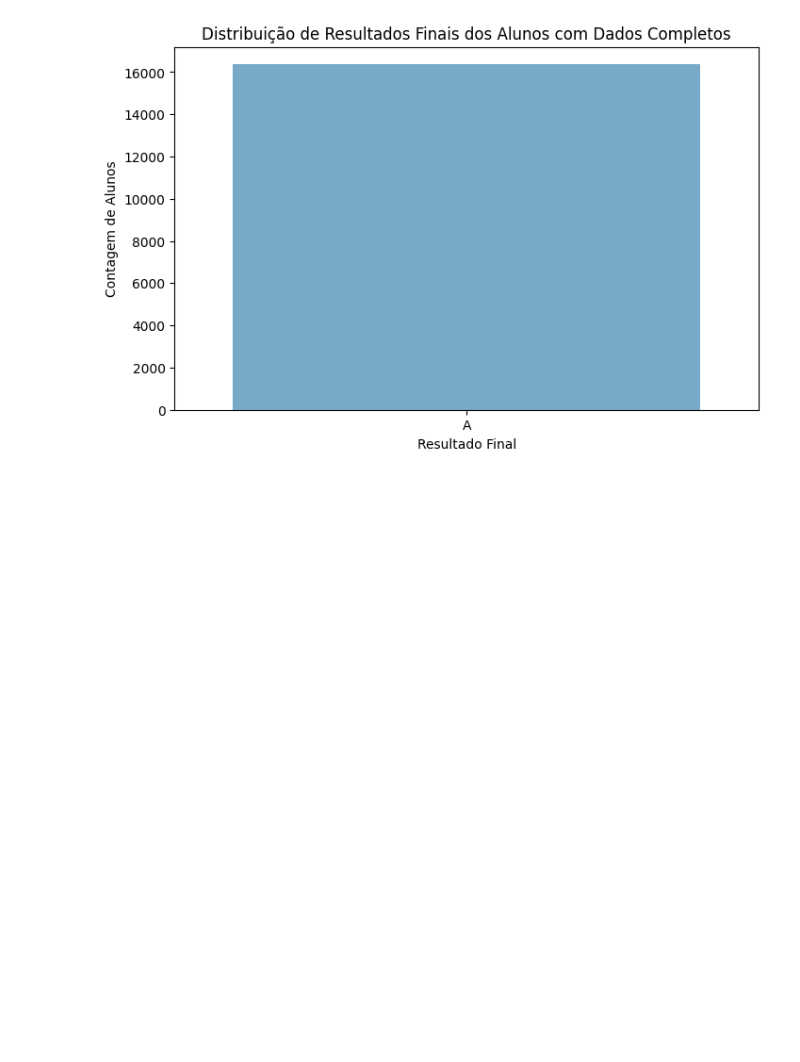
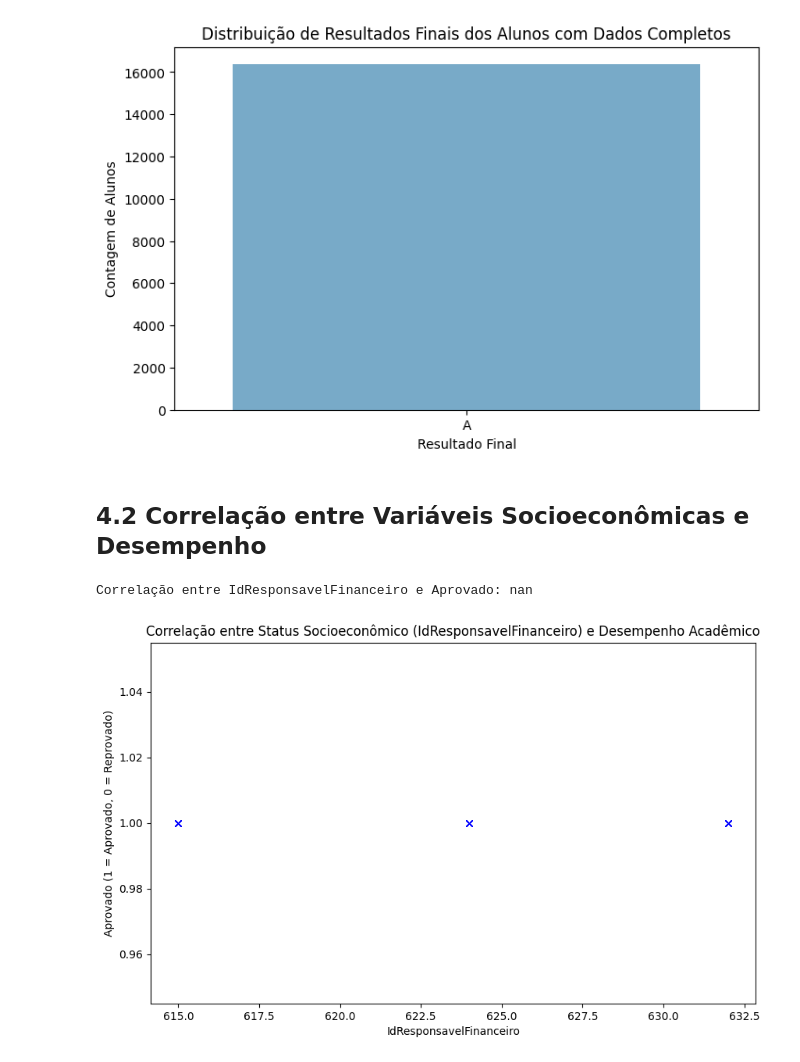
Before and after one commit to camimq/datathonFiap, a Jupyter notebook: main_analysis.ipynb, the cells around one changed output. Drawn from its saved outputs; the diff is of its cells as text; code cells hidden in the pictures; blank space fills up the shorter version.

Commit message:
inclui gráficos de apoio para o relatório final

```diff
--- a/main_analysis.ipynb
+++ b/main_analysis.ipynb
@@ -554,3 +554,32 @@ Passing `palette` without assigning `hue` is deprecated and will be removed in v
 
   sns.countplot(x='ResultadoFinal_x', data=df_filtered, palette='Blues')
 [figure]
+# %% [markdown]
+## 4.2 Correlação entre Variáveis Socioeconômicas e Desempenho
+# %%
+# Filtrar os dados para incluir registros com dados completos para ResultadoFinal_x e IdResponsavelFinanceiro
+df_filtered_socio = df_filtered.dropna(subset=['IdResponsavelFinanceiro'])
+
+# Converter a coluna de resultado final para uma variável binária (Aprovado = 1, Reprovado = 0)
+df_filtered_socio['Aprovado'] = df_filtered_socio['ResultadoFinal_x'].apply(lambda x: 1 if x == 'A' else 0)
+
+# Calcular a correlação entre IdResponsavelFinanceiro e o resultado acadêmico (Aprovado)
+correlacao_socio_desempenho = df_filtered_socio['IdResponsavelFinanceiro'].corr(df_filtered_socio['Aprovado'])
+
+# Exibir a correlação calculada
+print(f"Correlação entre IdResponsavelFinanceiro e Aprovado: {correlacao_socio_desempenho}")
+# %% [output]
+Correlação entre IdResponsavelFinanceiro e Aprovado: nan
+# %%
+import matplotlib.pyplot as plt
+import seaborn as sns
+
+# Gerar um gráfico de dispersão para visualizar a relação entre IdResponsavelFinanceiro e Aprovado
+plt.figure(figsize=(10, 6))
+sns.scatterplot(x='IdResponsavelFinanceiro', y='Aprovado', data=df_filtered_socio, marker='x', color='blue')
+plt.title('Correlação entre Status Socioeconômico (IdResponsavelFinanceiro) e Desempenho Acadêmico')
+plt.xlabel('IdResponsavelFinanceiro')
+plt.ylabel('Aprovado (1 = Aprovado, 0 = Reprovado)')
+plt.show()
+# %% [output]
+[figure, added]
```
Also changed, not shown: parts of 7 cells of this notebook.
